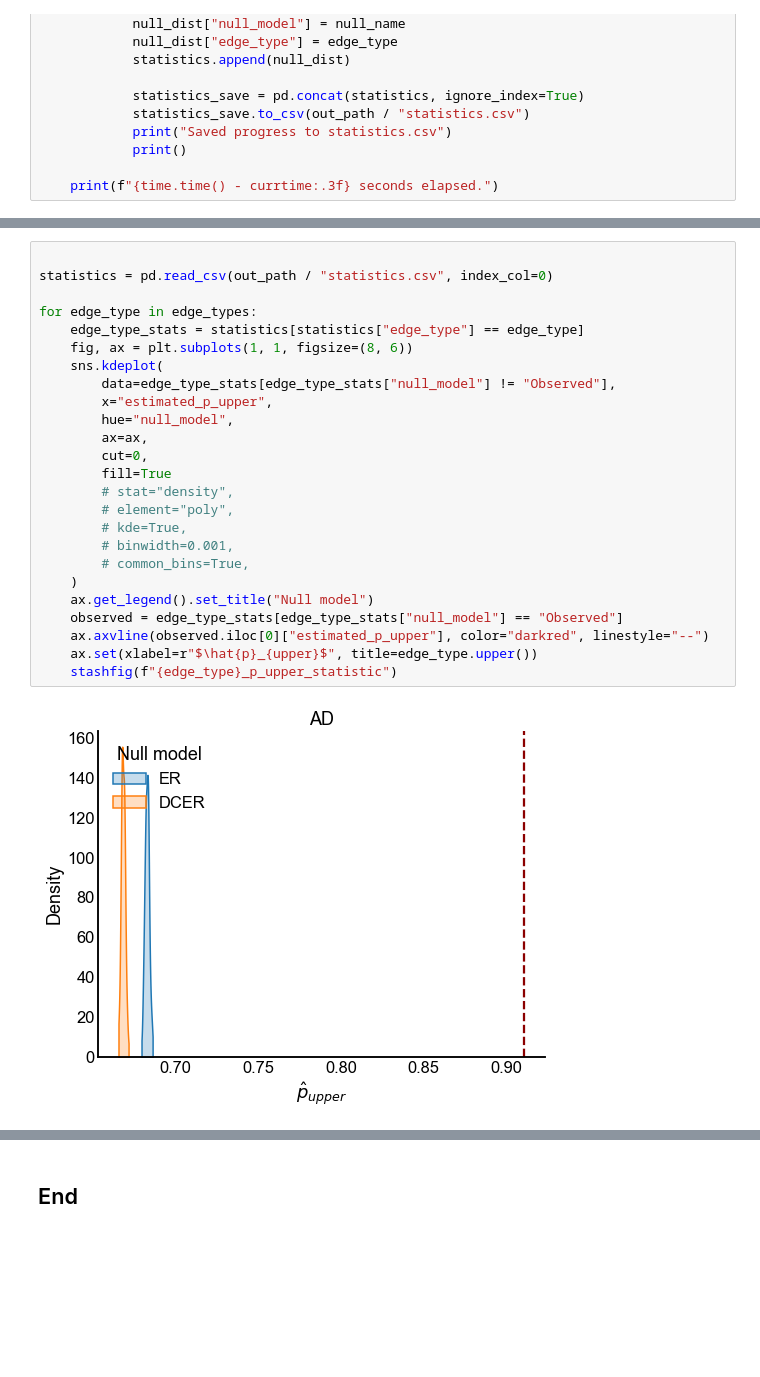
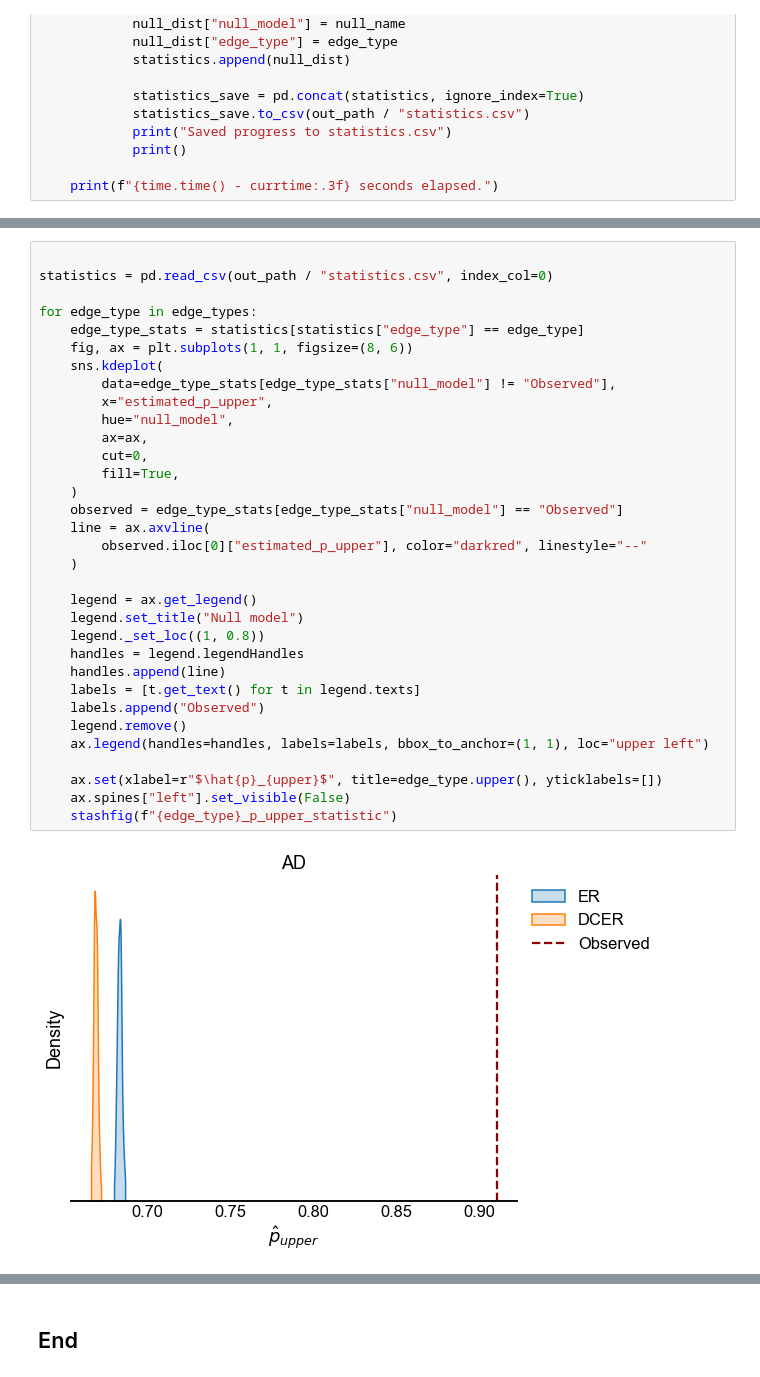
Before and after one commit to neurodata/maggot_connectome, a Jupyter notebook: docs/feedforwardness_data.ipynb, the cells around one changed output, grey strips where cells are left out. Cells and saved outputs as stored; diff of their text form; blank space fills up the shorter version.

Commit message:
fix up plots

```diff
--- a/docs/feedforwardness_data.ipynb
+++ b/docs/feedforwardness_data.ipynb
@@ -173,27 +180,35 @@ if rerun_test:
 # %%
 
 statistics = pd.read_csv(out_path / "statistics.csv", index_col=0)
 
 for edge_type in edge_types:
     edge_type_stats = statistics[statistics["edge_type"] == edge_type]
     fig, ax = plt.subplots(1, 1, figsize=(8, 6))
     sns.kdeplot(
         data=edge_type_stats[edge_type_stats["null_model"] != "Observed"],
         x="estimated_p_upper",
         hue="null_model",
         ax=ax,
         cut=0,
-        fill=True
-        # stat="density",
-        # element="poly",
-        # kde=True,
-        # binwidth=0.001,
-        # common_bins=True,
+        fill=True,
     )
-    ax.get_legend().set_title("Null model")
     observed = edge_type_stats[edge_type_stats["null_model"] == "Observed"]
-    ax.axvline(observed.iloc[0]["estimated_p_upper"], color="darkred", linestyle="--")
-    ax.set(xlabel=r"$\hat{p}_{upper}$", title=edge_type.upper())
+    line = ax.axvline(
+        observed.iloc[0]["estimated_p_upper"], color="darkred", linestyle="--"
+    )
+
+    legend = ax.get_legend()
+    legend.set_title("Null model")
+    legend._set_loc((1, 0.8))
+    handles = legend.legendHandles
+    handles.append(line)
+    labels = [t.get_text() for t in legend.texts]
+    labels.append("Observed")
+    legend.remove()
+    ax.legend(handles=handles, labels=labels, bbox_to_anchor=(1, 1), loc="upper left")
+
+    ax.set(xlabel=r"$\hat{p}_{upper}$", title=edge_type.upper(), yticklabels=[])
+    ax.spines["left"].set_visible(False)
     stashfig(f"{edge_type}_p_upper_statistic")
 # %% [output]
-[figure, old version]
+[figure, new version]
```
Also changed, not shown: parts of 6 cells of this notebook, 1 other file.
